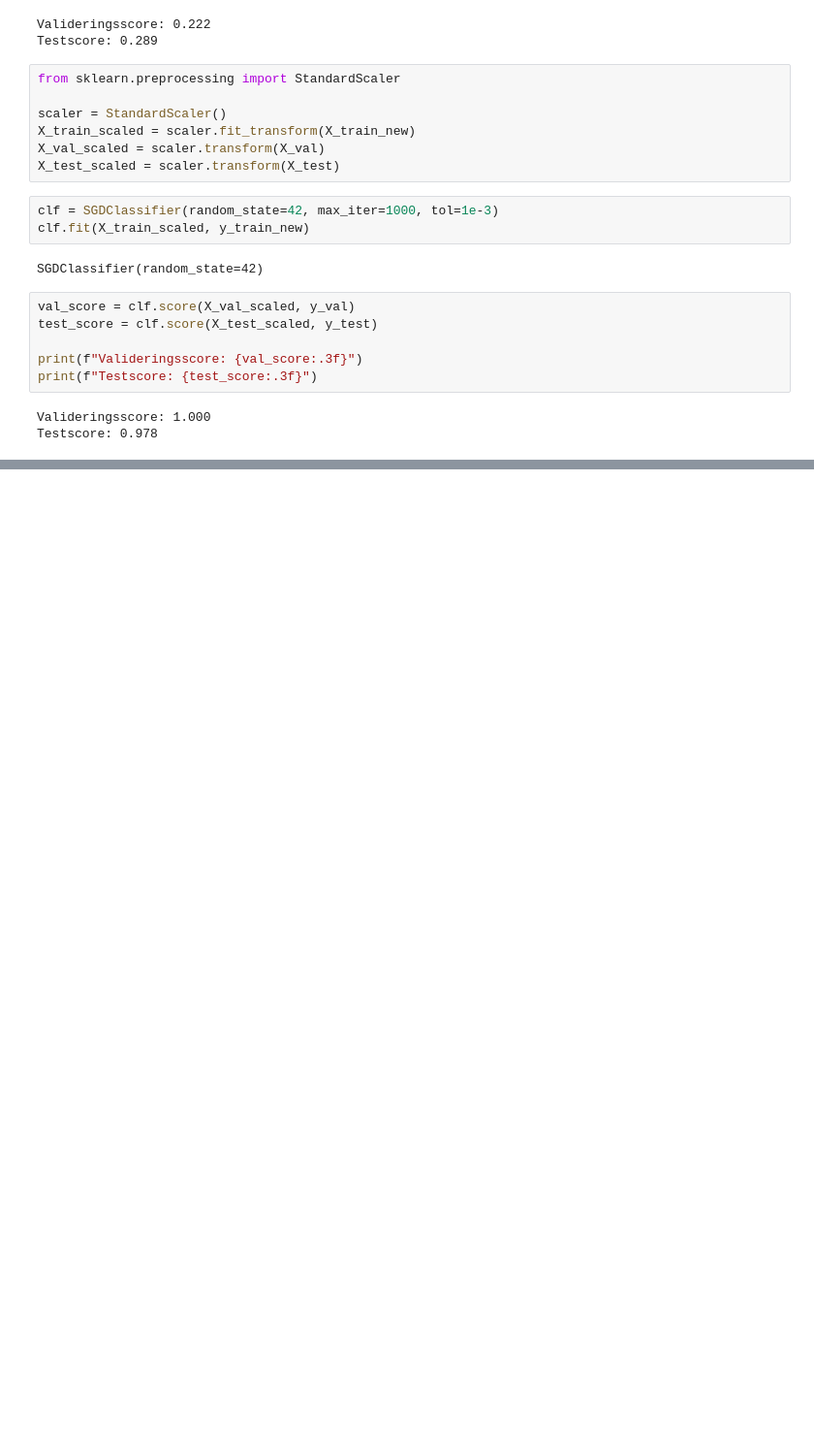
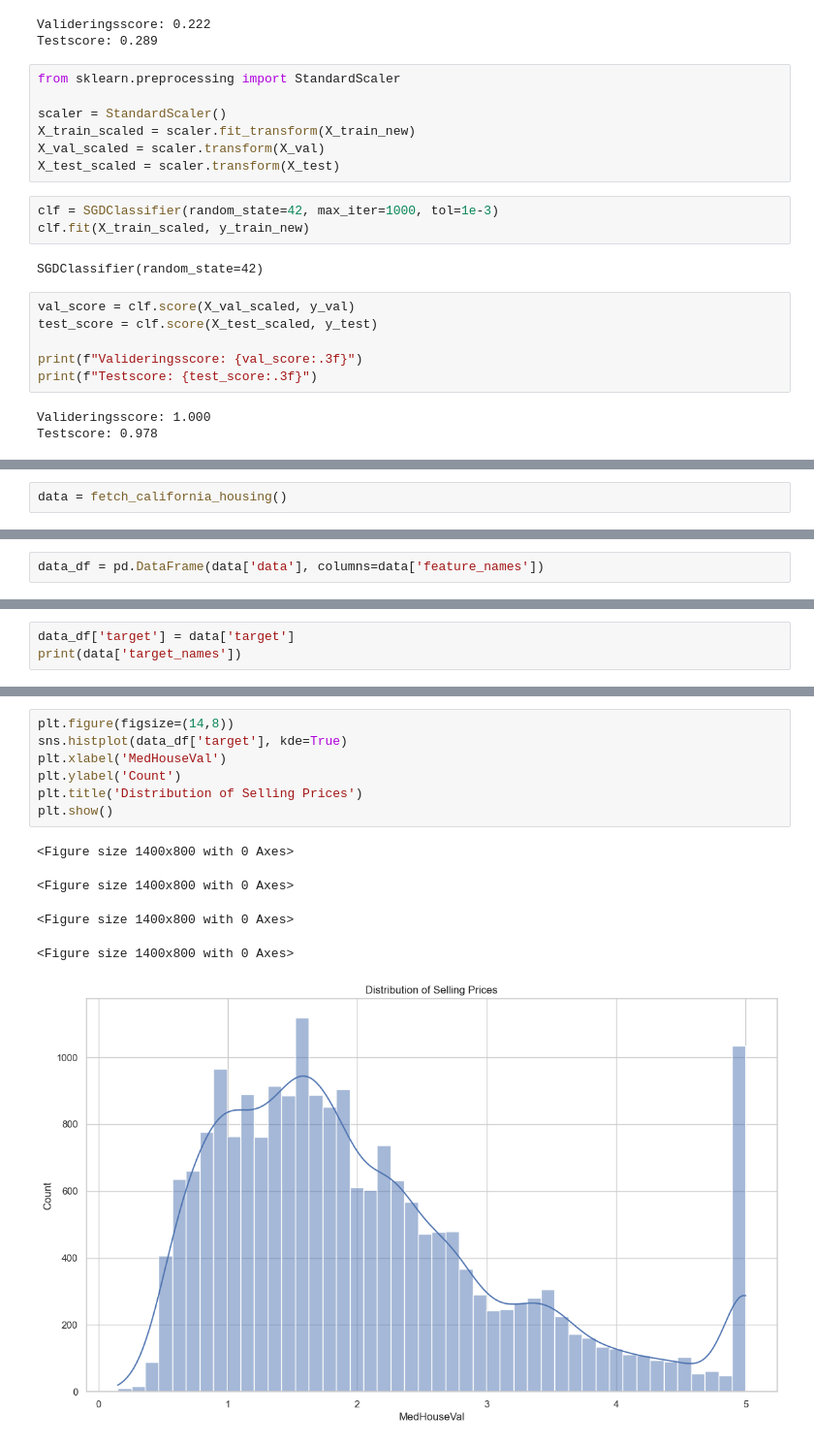
Before and after one commit to chritof/Maskinl-re-notebook, a Jupyter notebook: modul1/Gjennomgang.ipynb, the cells around one changed output, grey strips where cells are left out. Shown at 97% size. Saved outputs shown, nothing was run; the diff lists cells and outputs as text; blank space fills up the shorter version.

```diff
--- a/modul1/Gjennomgang.ipynb
+++ b/modul1/Gjennomgang.ipynb
@@ -516,0 +624,2 @@ Testscore: 0.978
+# %%
+data = fetch_california_housing()
@@ -516,0 +628,2 @@ Testscore: 0.978
+# %%
+data_df = pd.DataFrame(data['data'], columns=data['feature_names'])
@@ -516,0 +657,3 @@ Testscore: 0.978
+# %%
+data_df['target'] = data['target']
+print(data['target_names'])
@@ -516,0 +677,13 @@ Testscore: 0.978
+# %%
+plt.figure(figsize=(14,8))
+sns.histplot(data_df['target'], kde=True)
+plt.xlabel('MedHouseVal')
+plt.ylabel('Count')
+plt.title('Distribution of Selling Prices')
+plt.show()
+# %% [output]
+<Figure size 1400x800 with 0 Axes>
+<Figure size 1400x800 with 0 Axes>
+<Figure size 1400x800 with 0 Axes>
+<Figure size 1400x800 with 0 Axes>
+[figure, added]
```
Also changed, not shown: parts of 37 cells of this notebook.
